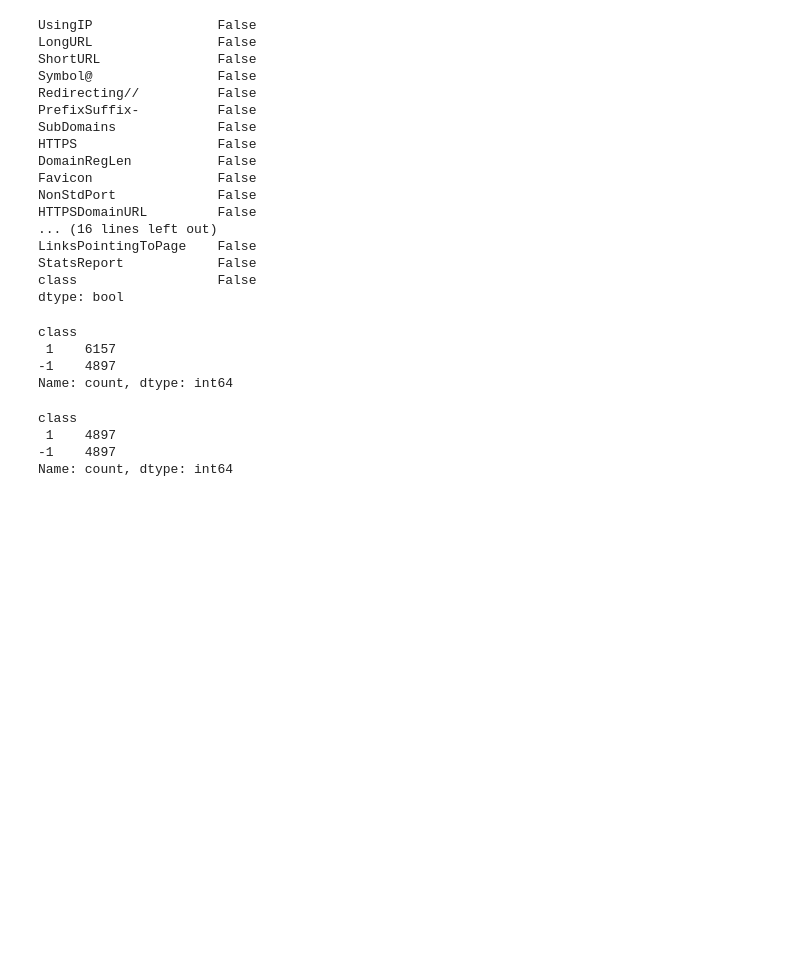
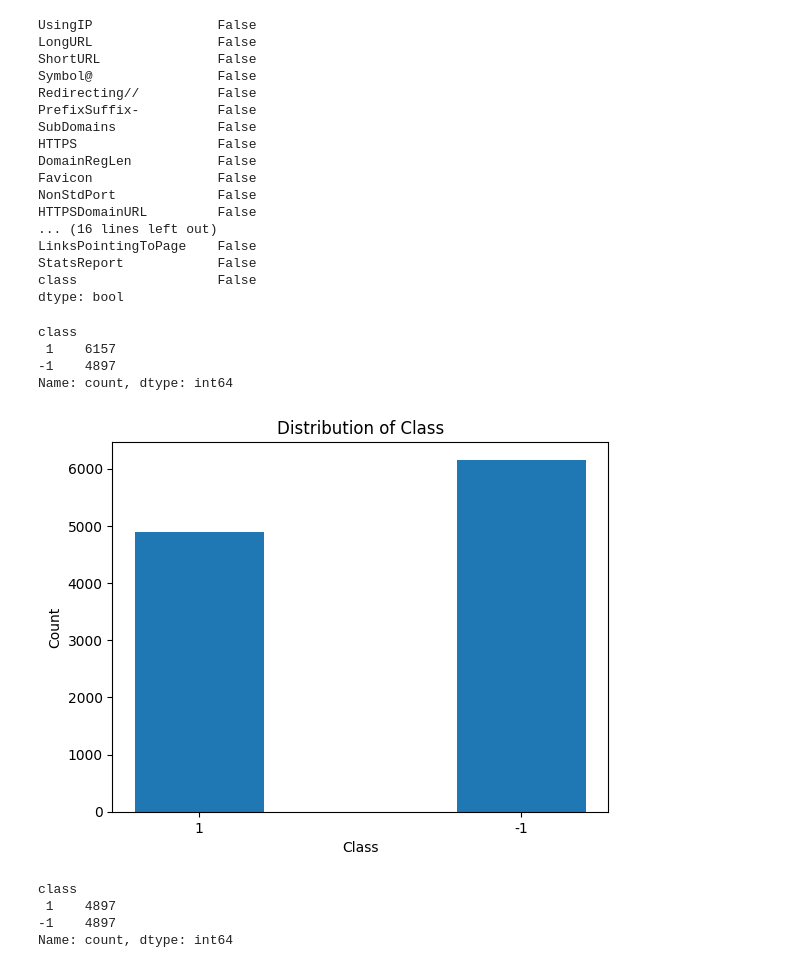
Before and after one commit to Shivsrijit/PhiTector, a Jupyter notebook: Phishing Link Analysis.ipynb, the cells around one changed output. Cells and saved outputs as stored; diff of their text form; code cells hidden in the pictures; blank space fills up the shorter version.

```diff
--- a/Phishing Link Analysis.ipynb
+++ b/Phishing Link Analysis.ipynb
@@ -66,6 +84,20 @@ class
  1    6157
 -1    4897
 Name: count, dtype: int64
+# %%
+class_counts = df['class'].value_counts()
+
+plt.bar(class_counts.index, class_counts.values)
+
+plt.title('Distribution of Class')
+plt.xlabel('Class')
+plt.ylabel('Count')
+
+plt.xticks(class_counts.index, ['-1', '1'])
+
+plt.show()
+# %% [output]
+[figure, added]
 # %%
 is_phishing = df[df['class'] == 1]
 not_phishing = df[df['class'] == -1]
```
Also changed, not shown: parts of 10 cells of this notebook.
